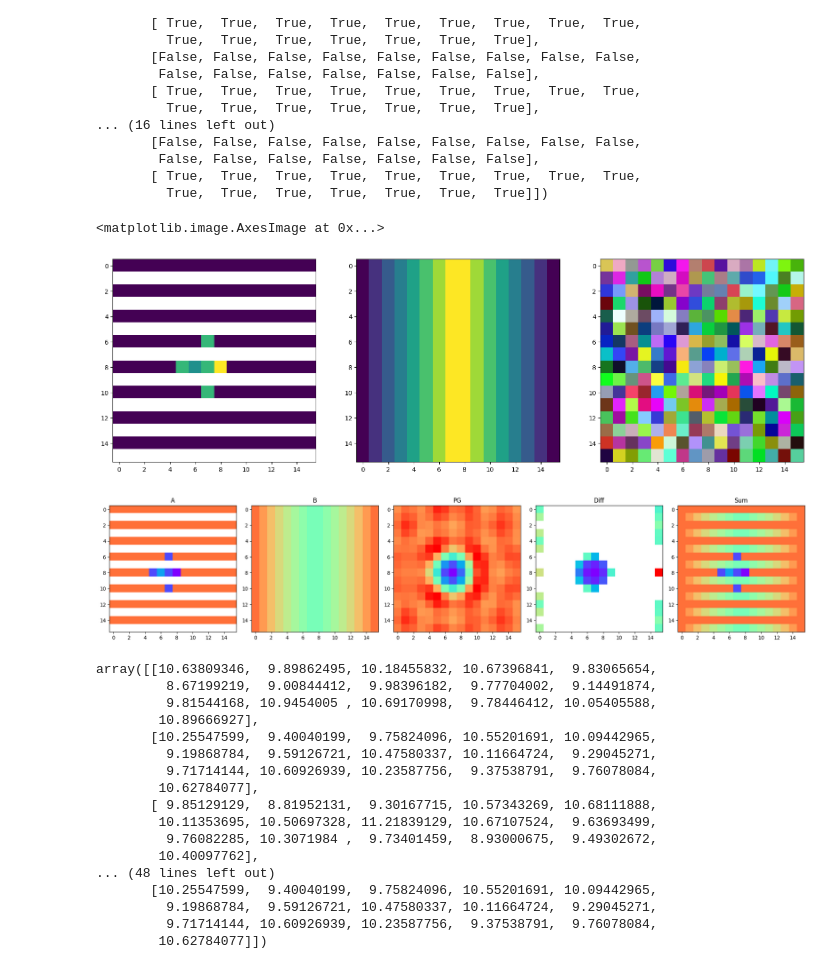
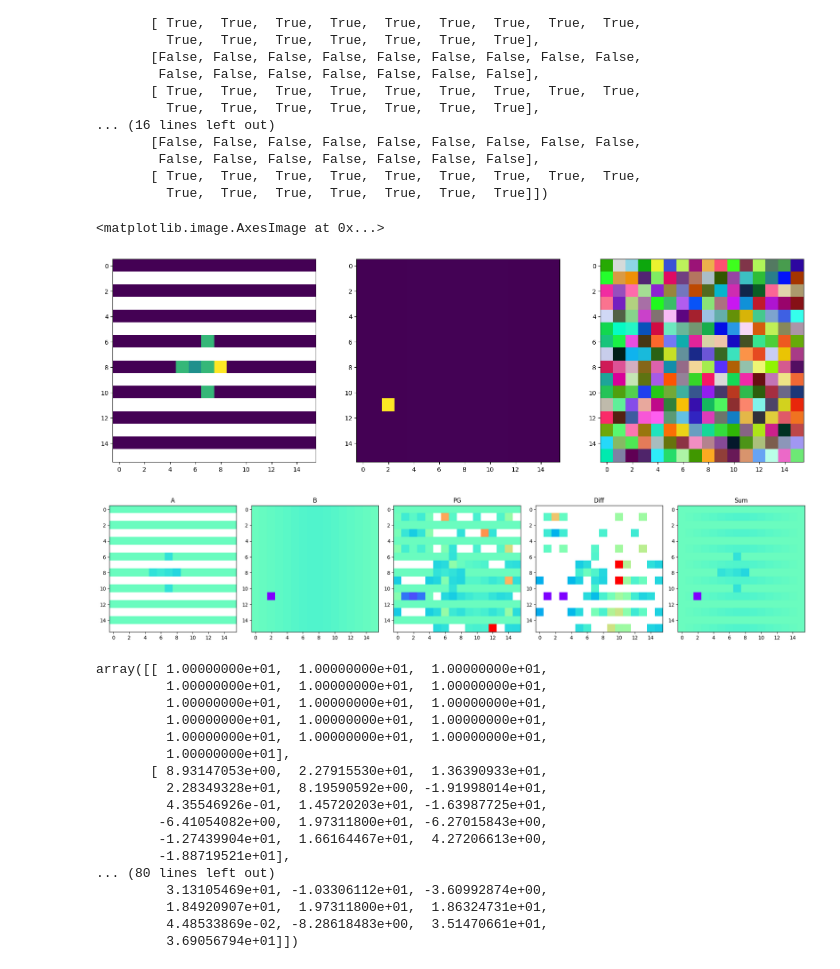
Before and after one commit to ayusufsirin/stereo_vision_starter, a Jupyter notebook: synthetic_v2.ipynb, the cells around one changed output. Drawn from its saved outputs; the diff is of its cells as text; code cells hidden in the pictures.

```diff
--- a/synthetic_v2.ipynb
+++ b/synthetic_v2.ipynb
@@ -32,7 +32,7 @@ row = np.concatenate((left, np.flip(left)))
 B = np.array([row for i in range(0, 16)])
 
 # Distord B
-# B[11, 2] = 1000
+B[11, 2] = 1000
 # B[3, 11] = 1000
 # B[9, 8] = 1000
 
@@ -74,7 +74,7 @@ plt.subplot(1, 3, 3)
 plt.imshow(rgb)
 # %% [output]
 <matplotlib.image.AxesImage at 0x...>
-[figure, old version]
+[figure, new version]
 # %%
 K_left = np.array([
     [721.5377,   0.    , 609.5593],
@@ -186,13 +186,15 @@ def pg(A, B, ncutoff, threshold=100):
         filtered = lpf(filtered, ncutoff)
         threshold -= 1
 
+    filtered[mask] = A[mask]
+
     return filtered
 
 
 pg_depth = pg(
     np.array(A.copy()),
     np.array(B.copy()),
-    ncutoff=0.5,
+    ncutoff=0.9,
     threshold=1000
 )
 
@@ -201,51 +203,51 @@ vmin = np.min([np.ma.masked_invalid(np.log(pg_depth)).min(), np.ma.masked_invali
 vmax = np.max([np.ma.masked_invalid(np.log(pg_depth)).max(), np.ma.masked_invalid(np.log(B)).max()])
 
 plt.subplot(1, 5, 1)
 plt.imshow(np.log(A), cmap='rainbow_r', vmin=vmin, vmax=vmax)
 plt.title('A')
 
 plt.subplot(1, 5, 2)
 plt.imshow(np.log(B), cmap='rainbow_r', vmin=vmin, vmax=vmax)
 plt.title('B')
 
 plt.subplot(1, 5, 3)
 plt.imshow(np.log(pg_depth), cmap='rainbow_r', vmin=vmin, vmax=vmax)
 plt.title('PG')
 
 plt.subplot(1, 5, 4)
 plt.imshow(np.log(pg_depth - B), cmap='rainbow_r')
 plt.title('Diff')
 
 sum = B.copy()
 sum[~np.isnan(A)] = A[~np.isnan(A)]
 
 plt.subplot(1, 5, 5)
 plt.imshow(np.log(sum), cmap='rainbow_r', vmin=vmin, vmax=vmax)
 plt.title('Sum')
 
 plt.tight_layout()
 plt.show()
 
 pg_depth
 # %% [output]
-[figure, old version]
+[figure, new version]
-array([[10.63809346,  9.89862495, 10.18455832, 10.67396841,  9.83065654,
-         8.67199219,  9.00844412,  9.98396182,  9.77704002,  9.14491874,
-         9.81544168, 10.9454005 , 10.69170998,  9.78446412, 10.05405588,
-        10.89666927],
-       [10.25547599,  9.40040199,  9.75824096, 10.55201691, 10.09442965,
-         9.19868784,  9.59126721, 10.47580337, 10.11664724,  9.29045271,
-         9.71714144, 10.60926939, 10.23587756,  9.37538791,  9.76078084,
-        10.62784077],
-       [ 9.85129129,  8.81952131,  9.30167715, 10.57343269, 10.68111888,
-        10.11353695, 10.50697328, 11.21839129, 10.67107524,  9.63693499,
-         9.76082285, 10.3071984 ,  9.73401459,  8.93000675,  9.49302672,
-        10.40097762],
-... (48 lines left out)
-       [10.25547599,  9.40040199,  9.75824096, 10.55201691, 10.09442965,
-         9.19868784,  9.59126721, 10.47580337, 10.11664724,  9.29045271,
-         9.71714144, 10.60926939, 10.23587756,  9.37538791,  9.76078084,
-        10.62784077]])
+array([[ 1.00000000e+01,  1.00000000e+01,  1.00000000e+01,
+         1.00000000e+01,  1.00000000e+01,  1.00000000e+01,
+         1.00000000e+01,  1.00000000e+01,  1.00000000e+01,
+         1.00000000e+01,  1.00000000e+01,  1.00000000e+01,
+         1.00000000e+01,  1.00000000e+01,  1.00000000e+01,
+         1.00000000e+01],
+       [ 8.93147053e+00,  2.27915530e+01,  1.36390933e+01,
+         2.28349328e+01,  8.19590592e+00, -1.91998014e+01,
+         4.35546926e-01,  1.45720203e+01, -1.63987725e+01,
+        -6.41054082e+00,  1.97311800e+01, -6.27015843e+00,
+        -1.27439904e+01,  1.66164467e+01,  4.27206613e+00,
+        -1.88719521e+01],
+... (80 lines left out)
+         3.13105469e+01, -1.03306112e+01, -3.60992874e+00,
+         1.84920907e+01,  1.97311800e+01,  1.86324731e+01,
+         4.48533869e-02, -8.28618483e+00,  3.51470661e+01,
+         3.69056794e+01]])
 # %%
 # Visualize the point cloud
 o3d.visualization.draw_geometries([
```
Also changed, not shown: parts of 2 cells of this notebook, 1 other file.
